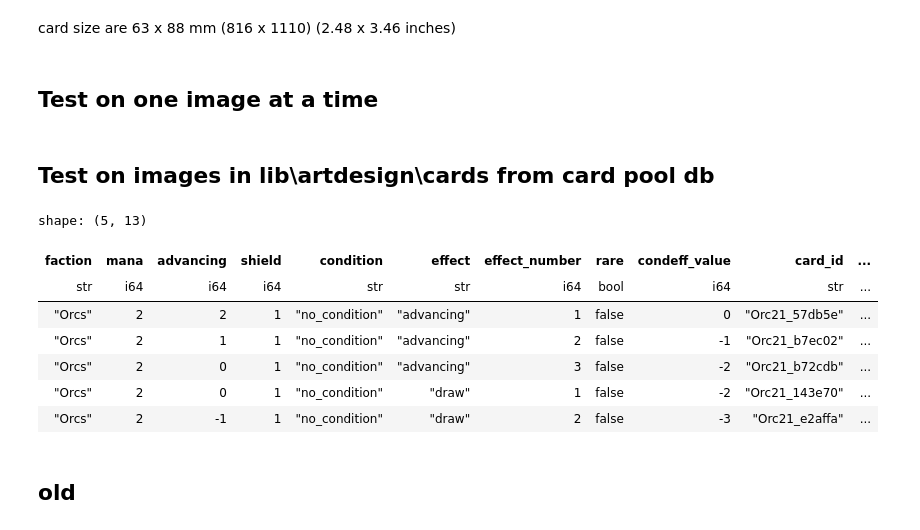
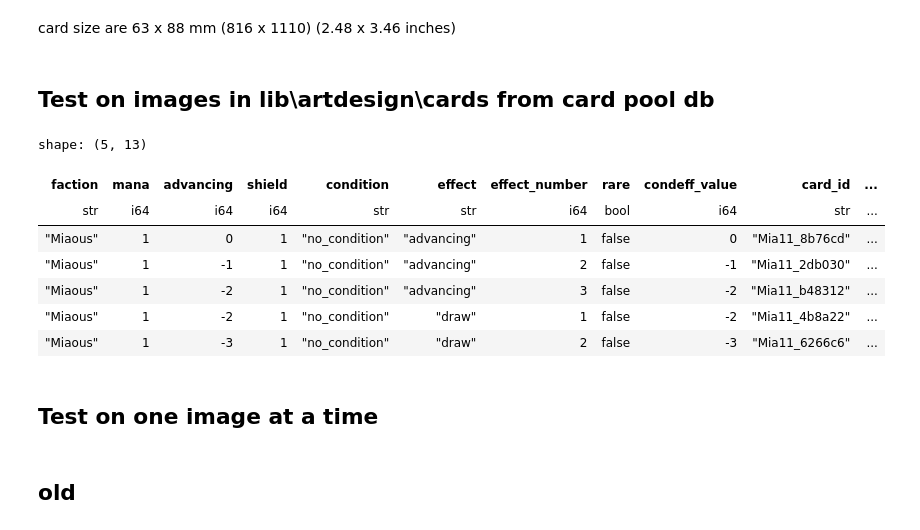
Before and after one commit to jordyBonnet/GlobeRunners_dev, a Jupyter notebook: lib/artdesign/debug/debug_im_layers.ipynb, the cells around one changed output. Saved outputs shown, nothing was run; the diff lists cells and outputs as text; code cells hidden in the pictures.

```diff
--- a/lib/artdesign/debug/debug_im_layers.ipynb
+++ b/lib/artdesign/debug/debug_im_layers.ipynb
@@ -203,5 +203,3 @@ def transparent_colored_overlay(im, x_pct, y_pct, w_pct, h_pct, transparency_per
     final_image.paste(transparent_layer, (x, y), transparent_layer)
 
     return final_image
-# %% [markdown]
-## Test on one image at a time
@@ -652,19 +572,19 @@ def add_layer_to_a_card(imBase_path, faction, mana_cost, advancing, shield, cond
     return imBase
 # %%
 # choose the faction !!!
-fac_name = "Orcs"  # Dwarves, Demons, Twigs, Miaous, Orcs, Mummies
+fac_name = "Miaous"  # Dwarves, Demons, Twigs, Miaous, Orcs, Mummies
 vs = "0.6"
 CARDPOOL = pl.read_parquet(os.path.join(HOME_DIR, "lib", "cardpool", f"fac_{fac_name}_{vs}.parquet"))
 CARDPOOL.head(5)
 # %% [output]
 shape: (5, 13)
 | faction | mana | advancing | shield | condition | effect | effect_number | rare | condeff_value | card_id | ... |
 | str | i64 | i64 | i64 | str | str | i64 | bool | i64 | str | ... |
-| "Orcs" | 2 | 2 | 1 | "no_condition" | "advancing" | 1 | false | 0 | "Orc21_57db5e" | ... |
-| "Orcs" | 2 | 1 | 1 | "no_condition" | "advancing" | 2 | false | -1 | "Orc21_b7ec02" | ... |
-| "Orcs" | 2 | 0 | 1 | "no_condition" | "advancing" | 3 | false | -2 | "Orc21_b72cdb" | ... |
-| "Orcs" | 2 | 0 | 1 | "no_condition" | "draw" | 1 | false | -2 | "Orc21_143e70" | ... |
-| "Orcs" | 2 | -1 | 1 | "no_condition" | "draw" | 2 | false | -3 | "Orc21_e2affa" | ... |
+| "Miaous" | 1 | 0 | 1 | "no_condition" | "advancing" | 1 | false | 0 | "Mia11_8b76cd" | ... |
+| "Miaous" | 1 | -1 | 1 | "no_condition" | "advancing" | 2 | false | -1 | "Mia11_2db030" | ... |
+| "Miaous" | 1 | -2 | 1 | "no_condition" | "advancing" | 3 | false | -2 | "Mia11_b48312" | ... |
+| "Miaous" | 1 | -2 | 1 | "no_condition" | "draw" | 1 | false | -2 | "Mia11_4b8a22" | ... |
+| "Miaous" | 1 | -3 | 1 | "no_condition" | "draw" | 2 | false | -3 | "Mia11_6266c6" | ... |
 # %%
 card_art_dir = os.path.join(HOME_DIR, "lib", "artdesign", f"cards")
 card_art_files = [f for f in os.listdir(card_art_dir) if os.path.isfile(os.path.join(card_art_dir, f))]
@@ -707,3 +627,5 @@ if debug is not None:
         plt.gca().set_facecolor('black')
     plt.tight_layout()
     plt.show()
+# %% [markdown]
+## Test on one image at a time
```
Also changed, not shown: parts of 2 cells of this notebook, 11 other files.
